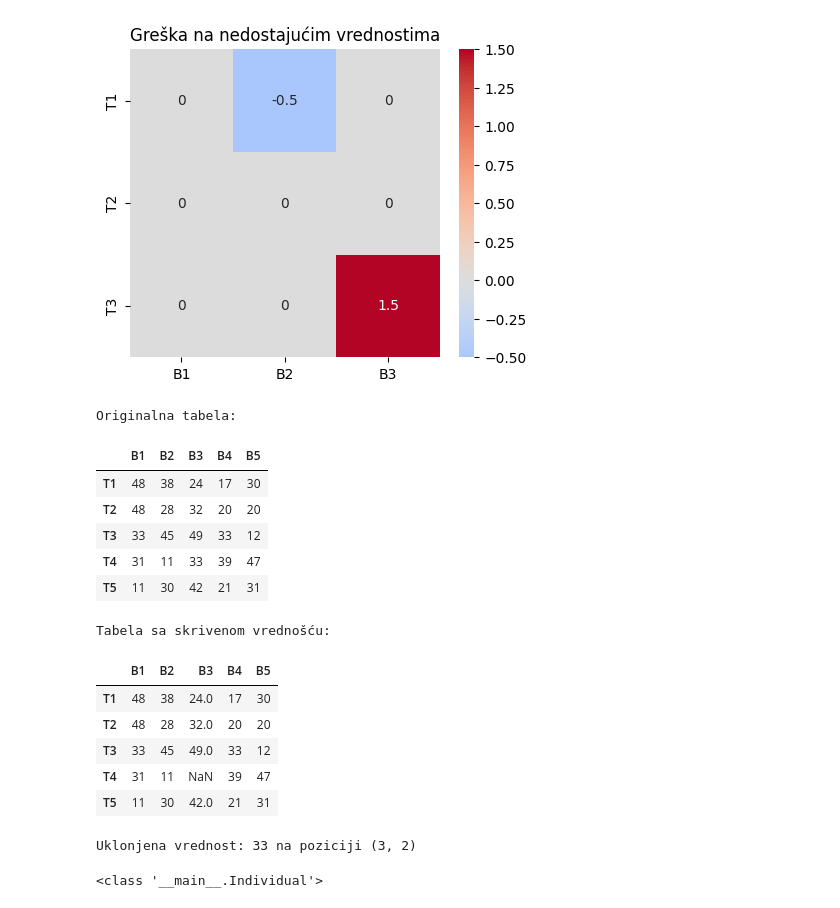
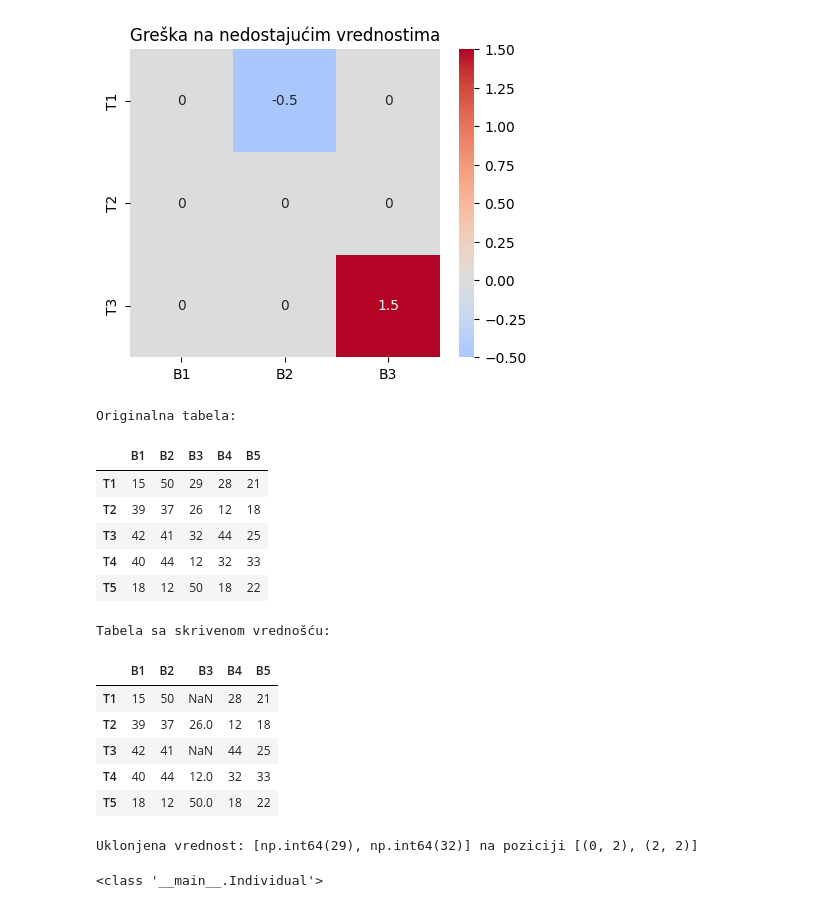
Before and after one commit to djurdjam02/CIProject, a Jupyter notebook: main.ipynb, the cells around one changed output. Cells and saved outputs as stored; diff of their text form; code cells hidden in the pictures.

Commit message:
implemented ga for two missing values

```diff
--- a/main.ipynb
+++ b/main.ipynb
@@ -89,7 +89,8 @@ plt.show()
 [figure]
 # %%
 #nasumicno uklanjanje jedne vrednosti iz rcbd tabele
-def hide_random_value(table: pd.DataFrame, seed=None):
+def hide_random_value(table: pd.DataFrame, num_missing=1, seed=None):
+    assert num_missing in [1, 2], "Only 1 or 2 missing values supported."
     if seed is not None:
         np.random.seed(seed)
         random.seed(seed)
@@ -97,42 +98,43 @@ def hide_random_value(table: pd.DataFrame, seed=None):
     table_hidden = table.copy() #kopija tabele sa jednom vrednošću zamenjenom sa np.nan
 
     rows, cols = table.shape
-    i = random.randint(0, rows - 1)
-    j = random.randint(0, cols - 1)
-    #(i,j) je pozicija gde je vrednost uklonjena
+    total_cells = [(i, j) for i in range(rows) for j in range(cols)]
 
-    true_value = table_hidden.iat[i, j] #originalna vrednost na (i,j) poziciji
-    table_hidden.iat[i, j] = np.nan
+    hidden_positions = random.sample(total_cells, num_missing)
+    true_values = [table_hidden.iat[i, j] for i, j in hidden_positions]
 
-    return table_hidden, (i, j), true_value
+    for i, j in hidden_positions:
+        table_hidden.iat[i, j] = np.nan
+
+    return table_hidden, hidden_positions, true_values
 # %%
 #proba funkcije za uklanjanje jedne vrednosti
-df = generate_rcbd_table(5, 5, 10, 50, 42)
+df = generate_rcbd_table(5, 5, 10, 50, 46)
 print("Originalna tabela:")
 display(df)
 
-df_hidden, pos, original_val = hide_random_value(df, 41)
+df_hidden, pos, original_val = hide_random_value(df, 2, 46)
 
 print("\nTabela sa skrivenom vrednošću:")
 display(df_hidden)
 
 print(f"\nUklonjena vrednost: {original_val} na poziciji {pos}")
 # %% [output]
 Originalna tabela:
 |  | B1 | B2 | B3 | B4 | B5 |
-| T1 | 48 | 38 | 24 | 17 | 30 |
-| T2 | 48 | 28 | 32 | 20 | 20 |
-| T3 | 33 | 45 | 49 | 33 | 12 |
-| T4 | 31 | 11 | 33 | 39 | 47 |
-| T5 | 11 | 30 | 42 | 21 | 31 |
+| T1 | 15 | 50 | 29 | 28 | 21 |
+| T2 | 39 | 37 | 26 | 12 | 18 |
+| T3 | 42 | 41 | 32 | 44 | 25 |
+| T4 | 40 | 44 | 12 | 32 | 33 |
+| T5 | 18 | 12 | 50 | 18 | 22 |
 Tabela sa skrivenom vrednošću:
 |  | B1 | B2 | B3 | B4 | B5 |
-| T1 | 48 | 38 | 24.0 | 17 | 30 |
-| T2 | 48 | 28 | 32.0 | 20 | 20 |
-| T3 | 33 | 45 | 49.0 | 33 | 12 |
-| T4 | 31 | 11 | NaN | 39 | 47 |
-| T5 | 11 | 30 | 42.0 | 21 | 31 |
+| T1 | 15 | 50 | NaN | 28 | 21 |
+| T2 | 39 | 37 | 26.0 | 12 | 18 |
+| T3 | 42 | 41 | NaN | 44 | 25 |
+| T4 | 40 | 44 | 12.0 | 32 | 33 |
+| T5 | 18 | 12 | 50.0 | 18 | 22 |
-Uklonjena vrednost: 33 na poziciji (3, 2)
+Uklonjena vrednost: [np.int64(29), np.int64(32)] na poziciji [(0, 2), (2, 2)]
 # %%
 class Individual:
     def __init__(self, rcbd : pd.DataFrame, rcbd_true : pd.DataFrame = None):
```
Also changed, not shown: parts of 15 cells of this notebook.
